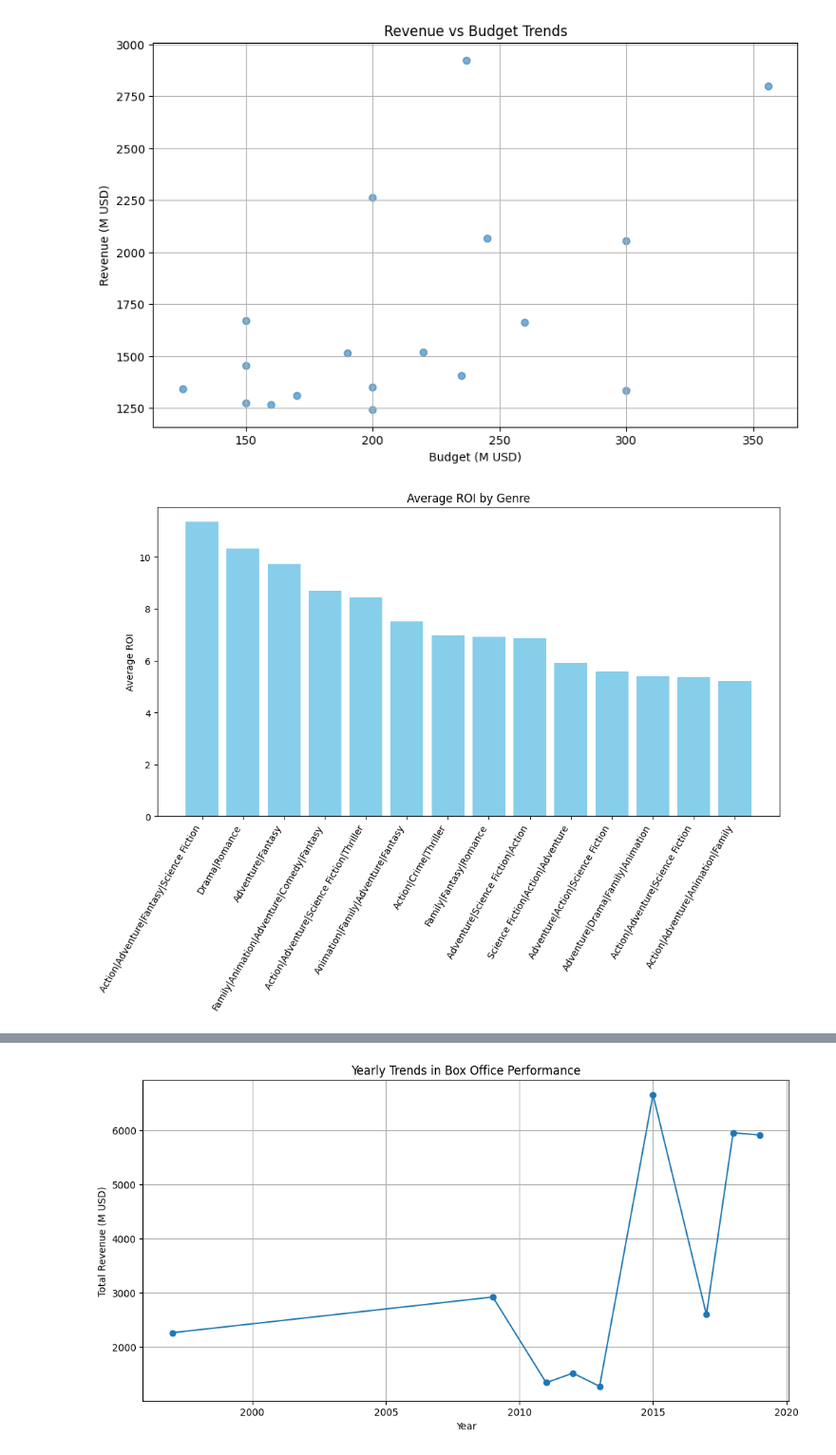
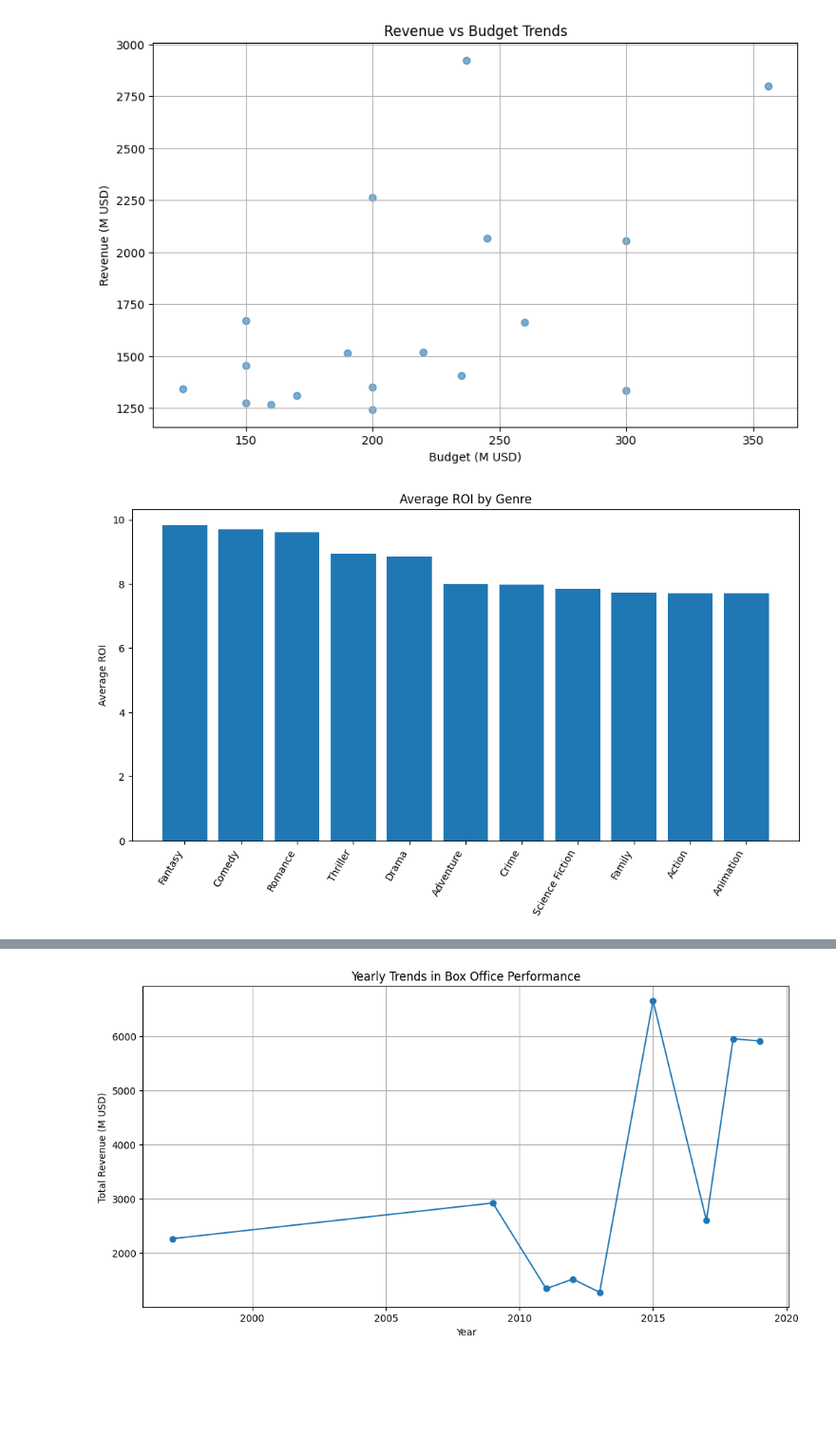
Before and after one commit to Zaina-M/TMDB_Movie_Analysis, a Jupyter notebook: et.ipynb, the cells around one changed output, grey strips where cells are left out. Shown: that part at 95% size. Saved outputs shown, nothing was run; the diff lists cells and outputs as text; code cells hidden in the pictures; blank space fills up the shorter version.

```diff
--- a/et.ipynb
+++ b/et.ipynb
@@ -716,17 +704,23 @@ plt.grid(True)
 plt.show()
 # %% [output]
 [figure]
-# %%
-avg_roi = wanted_data.groupby('genres')['ROI'].mean().sort_values(ascending=False)
-
-plt.figure(figsize=(12,6))
-plt.bar(avg_roi.index, avg_roi.values, color='skyblue')
-plt.xticks(rotation=60, ha='right')
-plt.ylabel('Average ROI')
-plt.title('Average ROI by Genre')
-plt.show()
-# %% [output]
-[figure, removed]
+# %%
+
+wanted_data['genre_list'] = wanted_data['genres'].apply(lambda x: x.split("|") if isinstance(x, str) else [])
+
+genre_roi = wanted_data.explode('genre_list')
+
+avg_roi = genre_roi.groupby('genre_list')['roi'].mean().sort_values(ascending=False)
+
+# Plot
+plt.figure(figsize=(12,6))
+plt.bar(avg_roi.index, avg_roi.values)
+plt.xticks(rotation=60, ha='right')
+plt.ylabel('Average ROI')
+plt.title('Average ROI by Genre')
+plt.show()
+# %% [output]
+[figure, added]
 # %%
 wanted_data['vote_average']
 # %% [output]
```
Also changed, not shown: parts of 26 cells of this notebook.
